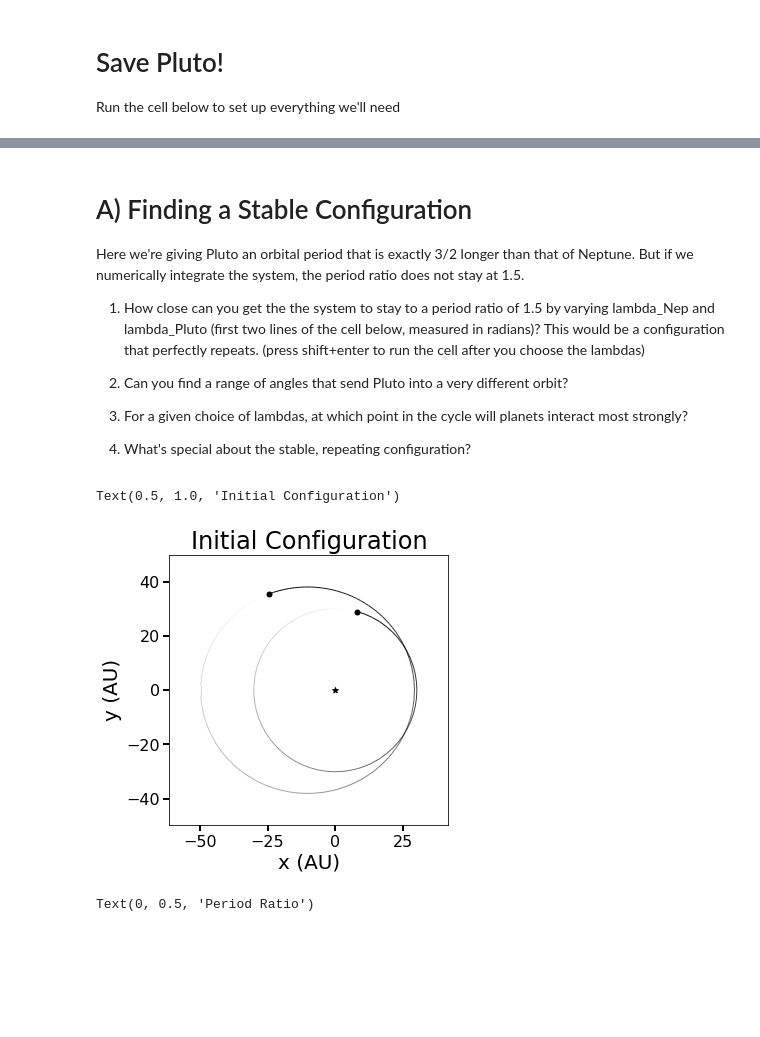
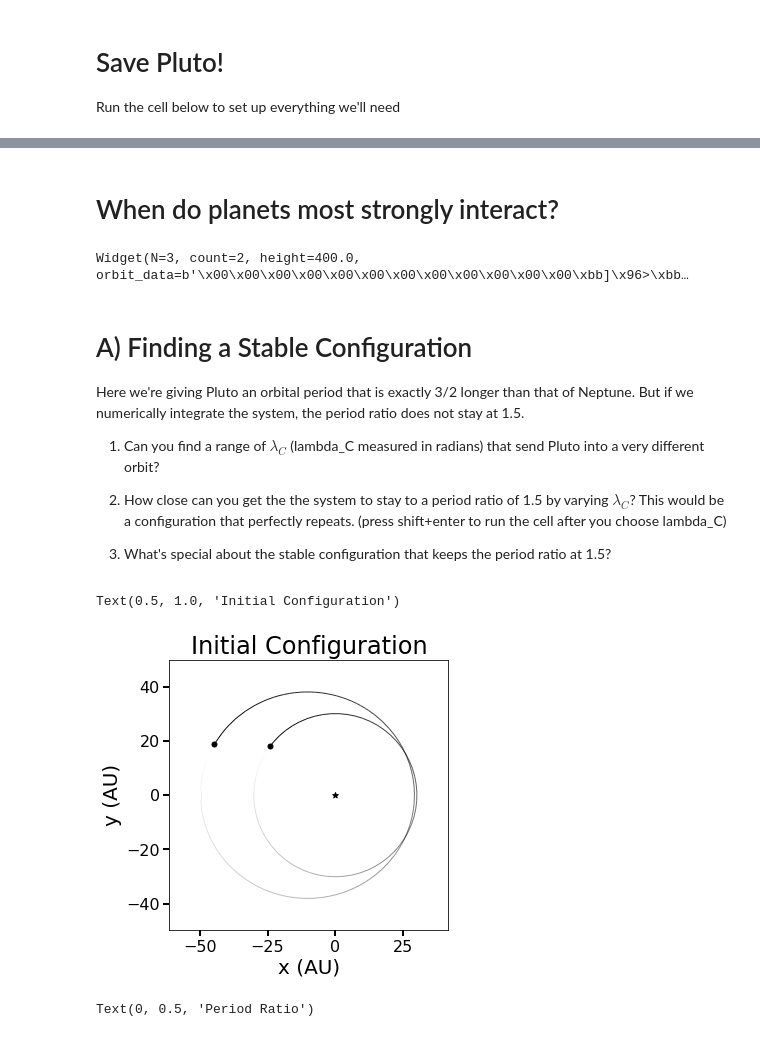
Before and after one commit to dtamayo/CR3BP, a Jupyter notebook: SavePluto.ipynb, the cells around one changed output, grey strips where cells are left out. Cells and saved outputs as stored; diff of their text form; code cells hidden in the pictures; blank space fills up the shorter version.

```diff
--- a/SavePluto.ipynb
+++ b/SavePluto.ipynb
@@ -125,0 +136,17 @@ class Clicker(object):
+# %% [markdown]
+# When do planets most strongly interact?
+# %%
+sim = rebound.Simulation()
+sim.add(m=1)
+sim.add(P=1, l=2)
+sim.add(P=2.3, l=1)
+sim.move_to_com()
+sim.integrator="whfast"
+ps = sim.particles
+sim.dt = 0.03*ps[1].P
+
+ps = sim.particles
+widget = sim.getWidget(size=(400,400), autorefresh=False)
+widget
+# %% [output]
+Widget(N=3, count=2, height=400.0, orbit_data=b'\x00\x00\x00\x00\x00\x00\x00\x00\x00\x00\x00\x00\xbb]\x96>\xbb…
@@ -128,37 +160,33 @@ class Clicker(object):
 
 Here we're giving Pluto an orbital period that is exactly 3/2 longer than that of Neptune. But if we numerically integrate the system, the period ratio does not stay at 1.5.
 
-1) How close can you get the the system to stay to a period ratio of 1.5 by varying lambda_Nep and lambda_Pluto (first two lines of the cell below, measured in radians)? This would be a configuration that perfectly repeats. (press shift+enter to run the cell after you choose the lambdas)
+1) Can you find a range of $\lambda_C$ (lambda_C measured in radians) that send Pluto into a very different orbit?
 
-2) Can you find a range of angles that send Pluto into a very different orbit?
+2) How close can you get the the system to stay to a period ratio of 1.5 by varying $\lambda_C$? This would be a configuration that perfectly repeats. (press shift+enter to run the cell after you choose lambda_C)
 
-3) For a given choice of lambdas, at which point in the cycle will planets interact most strongly?
-
-4) What's special about the stable, repeating configuration?
+3) What's special about the stable configuration that keeps the period ratio at 1.5?
 # %%
-lambda_Nep = 1.3
-lambda_Pluto = 1.7
+lambda_C = 2.5
 P_Nep = 165
 P_Pluto = 165*3/2
 
 sim = rebound.Simulation()
 sim.units = ['AU', 'yr', 'Msun']
 sim.add(m=1)
-sim.add(m=5.15e-05, P=P_Nep, e=0, l=lambda_Nep)
-sim.add(m=0, P=P_Pluto, e=0.26, l=lambda_Pluto)
+sim.add(m=5.15e-05, P=P_Nep, e=0, l=lambda_C)
+sim.add(m=0, P=P_Pluto, e=0.26, l=lambda_C)
 sim.move_to_com()
 sim.integrator="whfast"
+ps = sim.particles
 sim.dt = 0.03*ps[1].P
-#sim.particles[1].r = sim.particles[1].a*(sim.particles[1].m/3/sim.particles[0].m)**(1/3)
-sim.collision = "line"
 
 fig, ax = rebound.OrbitPlot(sim)
 ax.set_xlabel('x (AU)')
 ax.set_ylabel('y (AU)')
 ax.set_title('Initial Configuration')
 # %% [output]
 Text(0.5, 1.0, 'Initial Configuration')
-[figure, old version]
+[figure, new version]
 # %%
 ps = sim.particles
 Nout = 300
```
Also changed, not shown: parts of 8 cells of this notebook, 4 other files.
